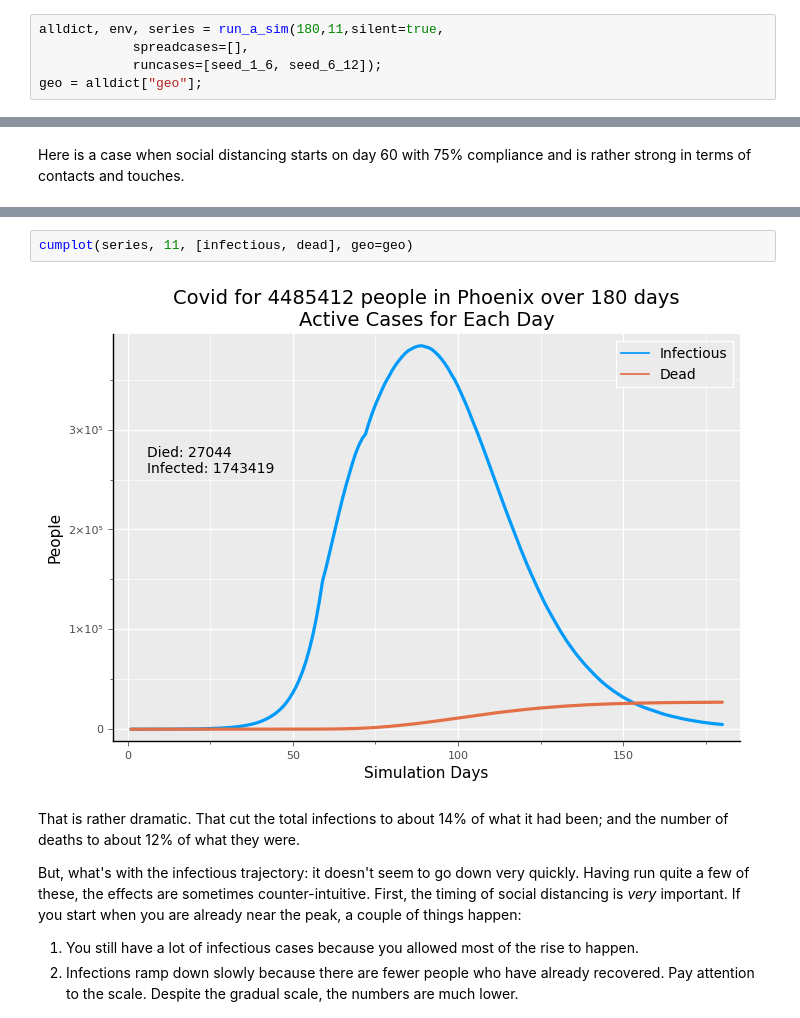
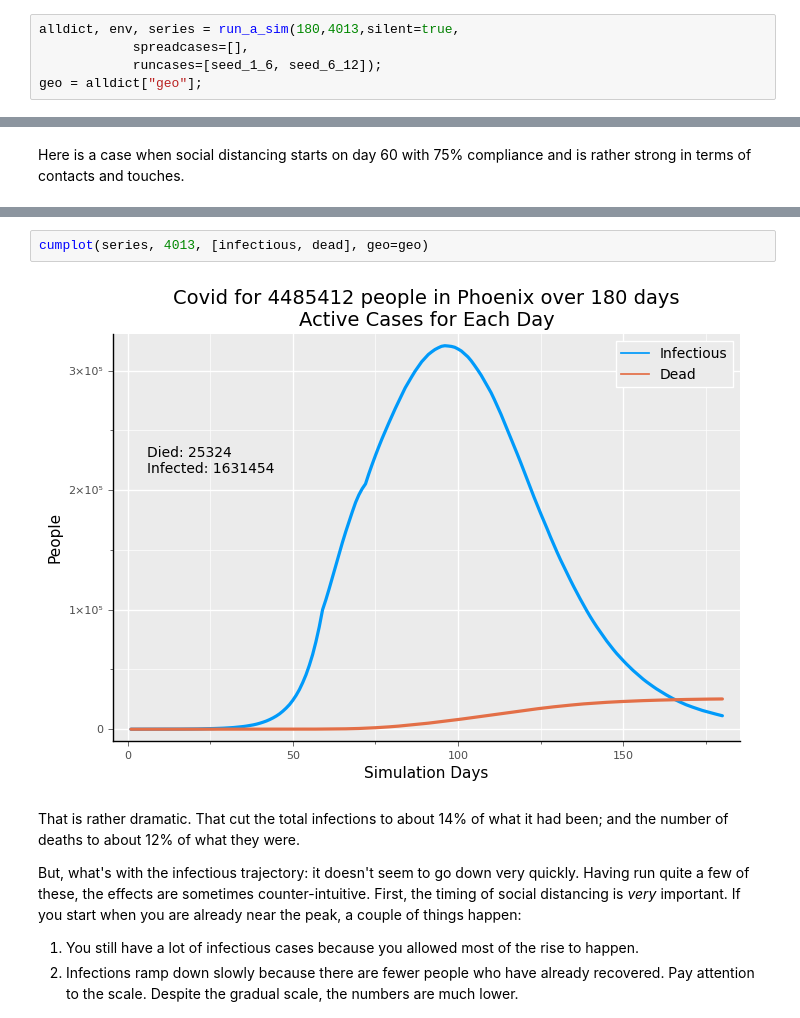
Before and after one commit to lewisl/CovidSim, a Jupyter notebook: report 1/report 1.ipynb, the cells around one changed output, grey strips where cells are left out. Cells and saved outputs as stored; diff of their text form.

```diff
--- a/report 1/report 1.ipynb
+++ b/report 1/report 1.ipynb
@@ -13,5 +10,5 @@ seed_6_12 = seed_case_gen(8, [0,6,6,0,0], 5, nil, agegrps)
 # %%
-alldict, env, series = run_a_sim(180,11,silent=true,
+alldict, env, series = run_a_sim(180,4013,silent=true,
             spreadcases=[],
             runcases=[seed_1_6, seed_6_12]);
 geo = alldict["geo"];
@@ -128,7 +125,7 @@ cumplot(series, 11, geo=geo)
 # %%
-cumplot(series, 11, [infectious, dead], geo=geo)
+cumplot(series, 4013, [infectious, dead], geo=geo)
 # %% [output]
-[figure, old version]
+[figure, new version]
 # %% [markdown]
 That is rather dramatic. That cut the total infections to about 14% of what it had been; and the number of deaths to about 12% of what they were.
 
```
Also changed, not shown: parts of 20 cells of this notebook, 5 other files.
